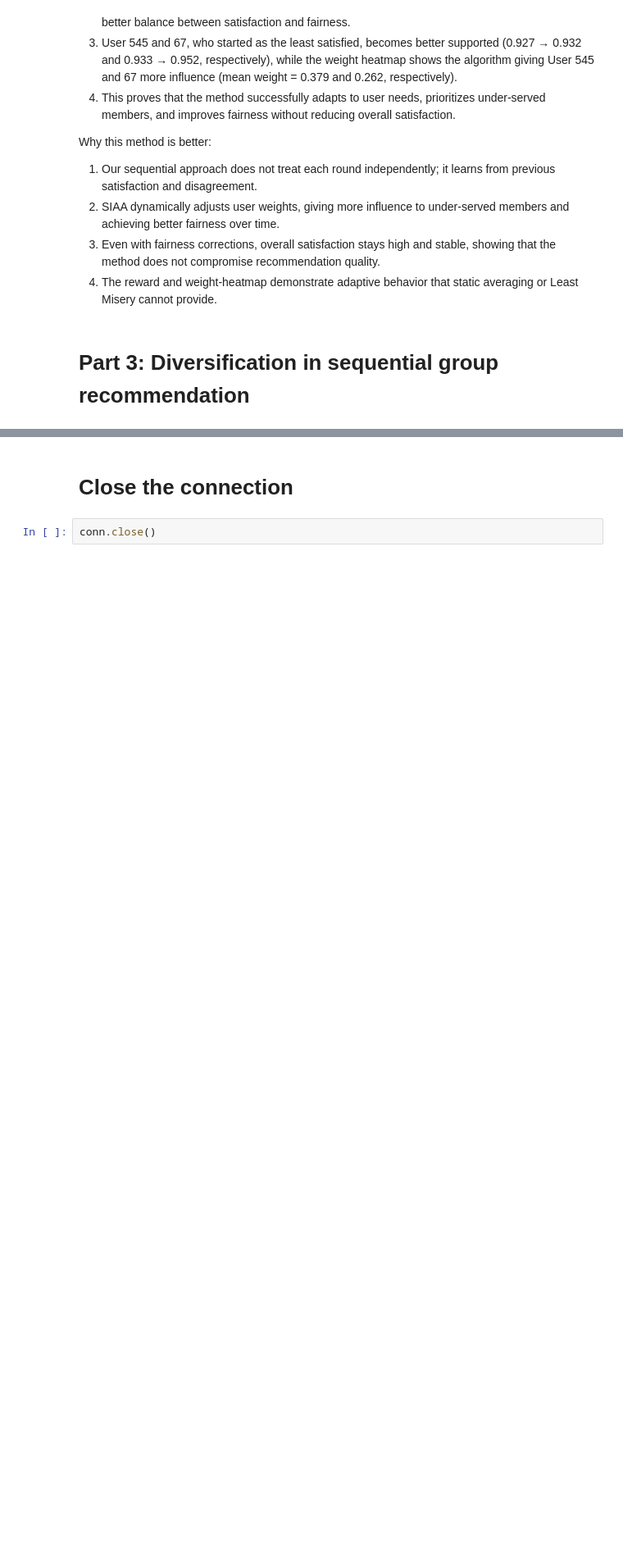
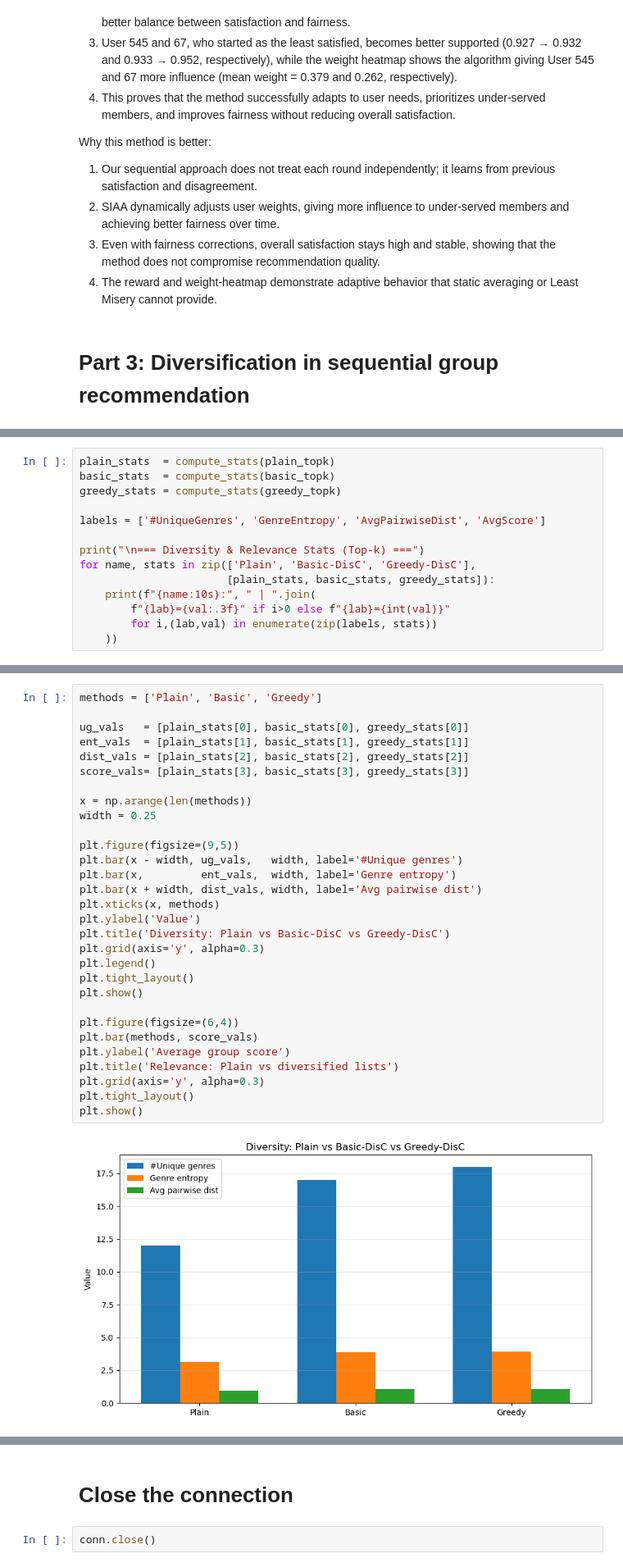
Before and after one commit to MinhNhatTRUONG-2001/movie-lens, a Jupyter notebook: movie-lens.ipynb, the cells around one changed output, grey strips where cells are left out. Shown at 82% size. Drawn from its saved outputs; the diff is of its cells as text; blank space fills up the shorter version.

Commit message:
Implement also Greedy-DisC algorithm; Add statistical analysis for the algorithms

```diff
--- a/movie-lens.ipynb
+++ b/movie-lens.ipynb
@@ -857,0 +1030,14 @@ Some other movies that users may try besides top k movies:
+# %%
+plain_stats  = compute_stats(plain_topk)
+basic_stats  = compute_stats(basic_topk)
+greedy_stats = compute_stats(greedy_topk)
+
+labels = ['#UniqueGenres', 'GenreEntropy', 'AvgPairwiseDist', 'AvgScore']
+
+print("\n=== Diversity & Relevance Stats (Top-k) ===")
+for name, stats in zip(['Plain', 'Basic-DisC', 'Greedy-DisC'],
+                       [plain_stats, basic_stats, greedy_stats]):
+    print(f"{name:10s}:", " | ".join(
+        f"{lab}={val:.3f}" if i>0 else f"{lab}={int(val)}"
+        for i,(lab,val) in enumerate(zip(labels, stats))
+    ))
@@ -857,0 +1057,32 @@ Some other movies that users may try besides top k movies:
+# %%
+methods = ['Plain', 'Basic', 'Greedy']
+
+ug_vals   = [plain_stats[0], basic_stats[0], greedy_stats[0]]
+ent_vals  = [plain_stats[1], basic_stats[1], greedy_stats[1]]
+dist_vals = [plain_stats[2], basic_stats[2], greedy_stats[2]]
+score_vals= [plain_stats[3], basic_stats[3], greedy_stats[3]]
+
+x = np.arange(len(methods))
+width = 0.25
+
+plt.figure(figsize=(9,5))
+plt.bar(x - width, ug_vals,   width, label='#Unique genres')
+plt.bar(x,         ent_vals,  width, label='Genre entropy')
+plt.bar(x + width, dist_vals, width, label='Avg pairwise dist')
+plt.xticks(x, methods)
+plt.ylabel('Value')
+plt.title('Diversity: Plain vs Basic-DisC vs Greedy-DisC')
+plt.grid(axis='y', alpha=0.3)
+plt.legend()
+plt.tight_layout()
+plt.show()
+
+plt.figure(figsize=(6,4))
+plt.bar(methods, score_vals)
+plt.ylabel('Average group score')
+plt.title('Relevance: Plain vs diversified lists')
+plt.grid(axis='y', alpha=0.3)
+plt.tight_layout()
+plt.show()
+# %% [output]
+[figure, added]
```
Also changed, not shown: parts of 20 cells of this notebook.
